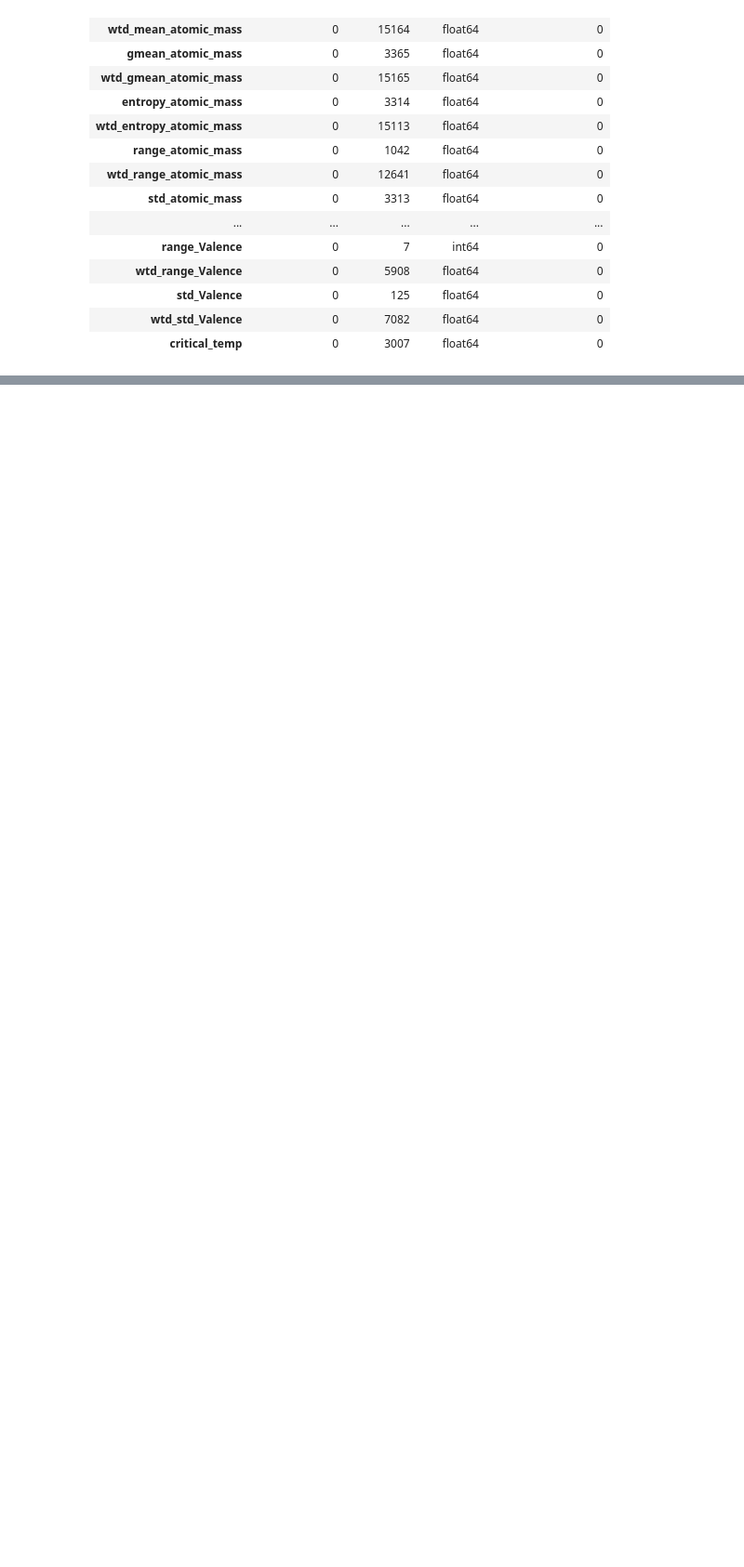
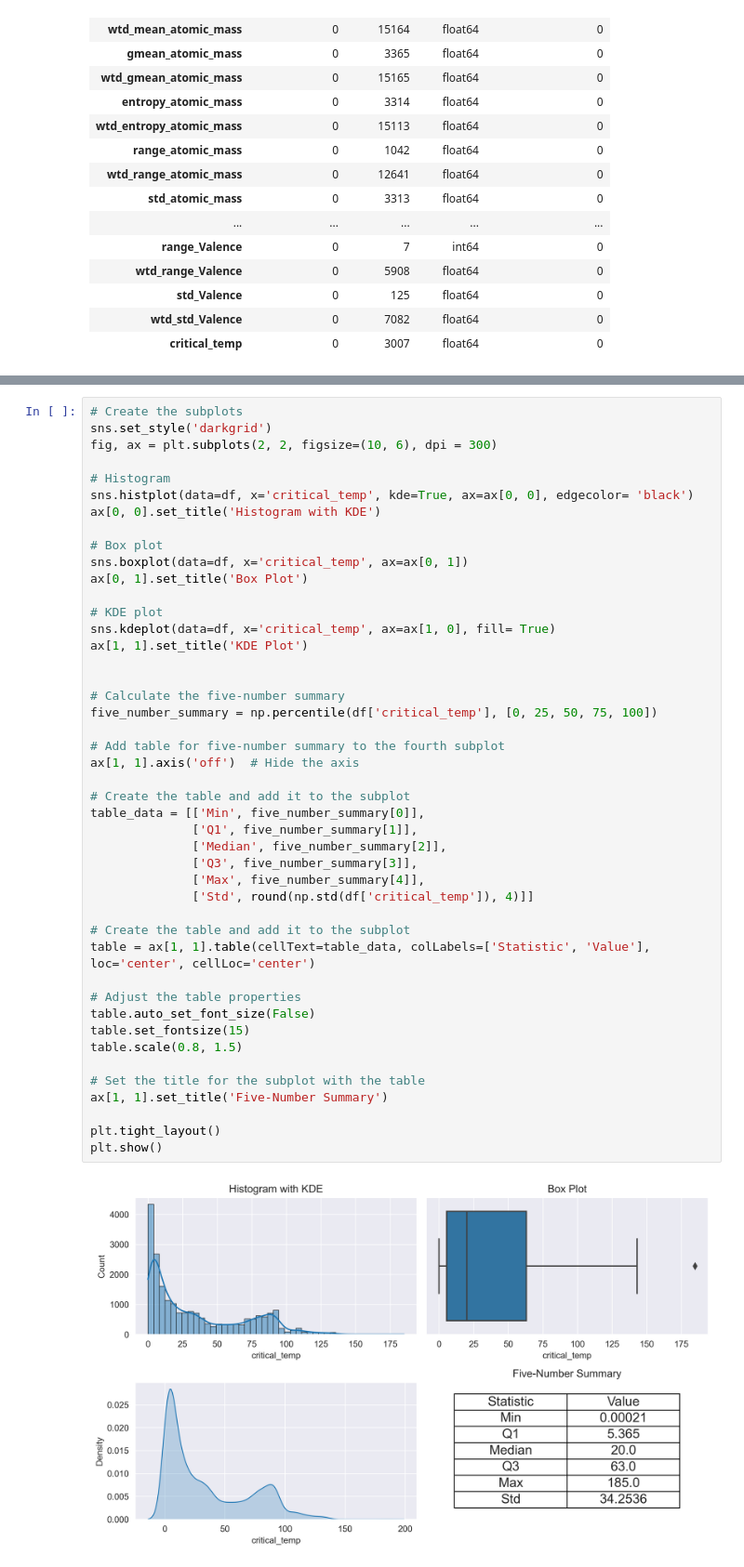
Before and after one commit to MohdSharik99/Predicting_critical_temperature_of_supeconductors, a Jupyter notebook: Experiments.ipynb, the cells around one changed output, grey strips where cells are left out. Shown at 93% size. Saved outputs shown, nothing was run; the diff lists cells and outputs as text; blank space fills up the shorter version.

```diff
--- a/Experiments.ipynb
+++ b/Experiments.ipynb
@@ -47,0 +47,47 @@ df.describe()
+# %%
+# Create the subplots
+sns.set_style('darkgrid')
+fig, ax = plt.subplots(2, 2, figsize=(10, 6), dpi = 300)
+
+# Histogram
+sns.histplot(data=df, x='critical_temp', kde=True, ax=ax[0, 0], edgecolor= 'black')
+ax[0, 0].set_title('Histogram with KDE')
+
+# Box plot
+sns.boxplot(data=df, x='critical_temp', ax=ax[0, 1])
+ax[0, 1].set_title('Box Plot')
+
+# KDE plot
+sns.kdeplot(data=df, x='critical_temp', ax=ax[1, 0], fill= True)
+ax[1, 1].set_title('KDE Plot')
+
+
+# Calculate the five-number summary
+five_number_summary = np.percentile(df['critical_temp'], [0, 25, 50, 75, 100])
+
+# Add table for five-number summary to the fourth subplot
+ax[1, 1].axis('off')  # Hide the axis
+
+# Create the table and add it to the subplot
+table_data = [['Min', five_number_summary[0]],
+              ['Q1', five_number_summary[1]],
+              ['Median', five_number_summary[2]],
+              ['Q3', five_number_summary[3]],
+              ['Max', five_number_summary[4]],
+              ['Std', round(np.std(df['critical_temp']), 4)]]
+
+# Create the table and add it to the subplot
+table = ax[1, 1].table(cellText=table_data, colLabels=['Statistic', 'Value'], loc='center', cellLoc='center')
+
+# Adjust the table properties
+table.auto_set_font_size(False)
+table.set_fontsize(15)
+table.scale(0.8, 1.5)
+
+# Set the title for the subplot with the table
+ax[1, 1].set_title('Five-Number Summary')
+
+plt.tight_layout()
+plt.show()
+# %% [output]
+[figure, added]
```
Also changed, not shown: parts of 3 cells of this notebook.
